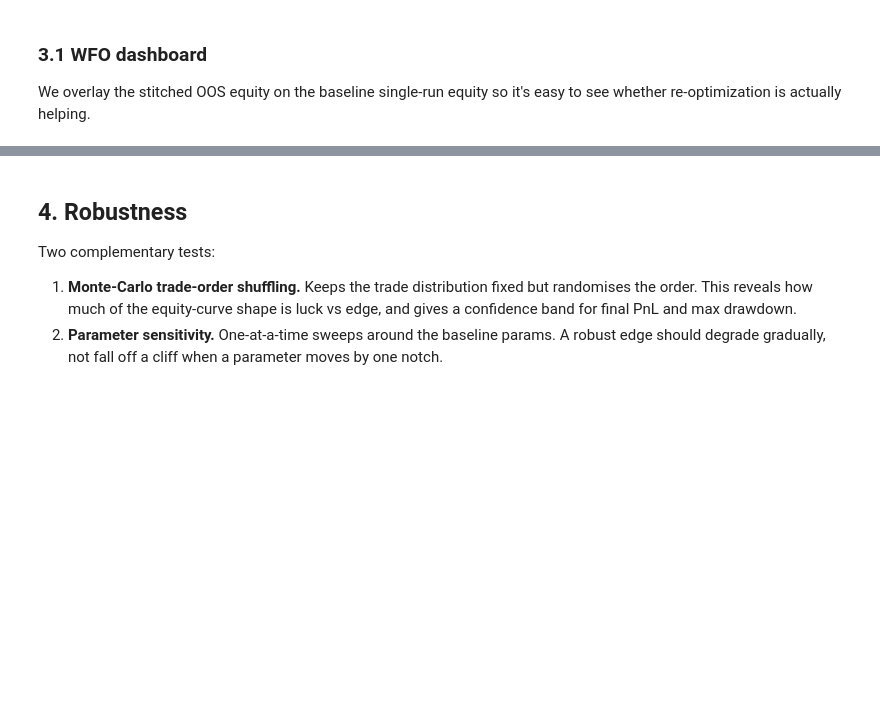
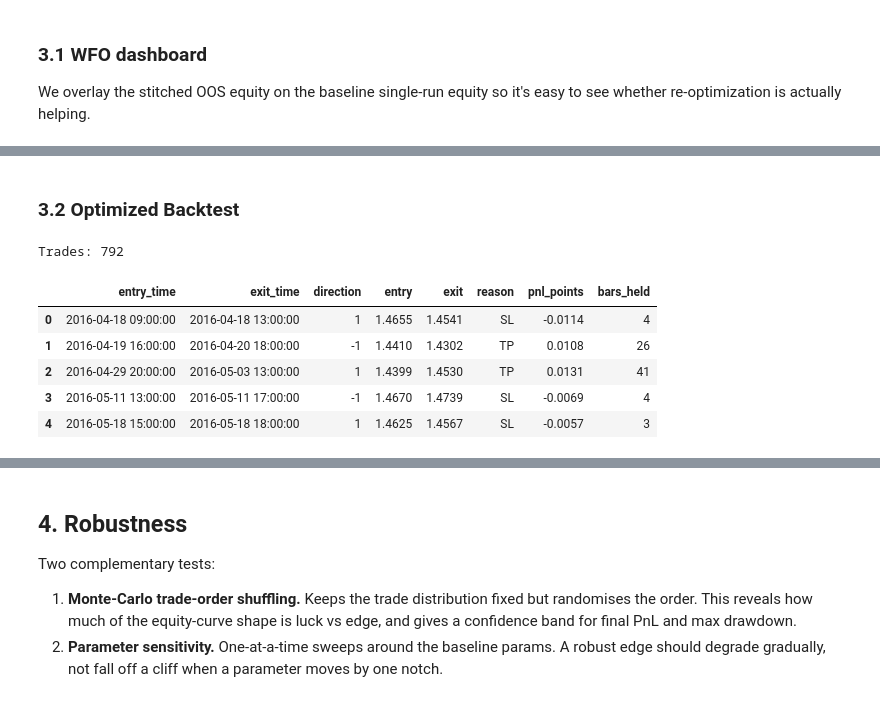
Before and after one commit to DougOscar/DataScienceAndTrading, a Jupyter notebook: technical_analysis/01_baseline_sma_crossover.ipynb, the cells around one changed output, grey strips where cells are left out. Cells and saved outputs as stored; diff of their text form; code cells hidden in the pictures; blank space fills up the shorter version.

```diff
--- a/technical_analysis/01_baseline_sma_crossover.ipynb
+++ b/technical_analysis/01_baseline_sma_crossover.ipynb
@@ -189,0 +281,24 @@ else:
+# %% [markdown]
+### 3.2 Optimized Backtest
+# %%
+baseline_params = StrategyParams(
+    fast=30,
+    slow=100,
+    atr_period=14,
+    sl_atr_mult=3.0,
+    tp_atr_mult=4.0,
+)
+strategy = SMACrossoverStrategy(baseline_params)
+backtester = Backtester(strategy, slippage_points=0.0)
+result = backtester.run(df)
+
+print(f"Trades: {len(result.trades):,}")
+result.trades.head()
+# %% [output]
+Trades: 792
+|  | entry_time | exit_time | direction | entry | exit | reason | pnl_points | bars_held |
+| 0 | 2016-04-18 09:00:00 | 2016-04-18 13:00:00 | 1 | 1.4655 | 1.4541 | SL | -0.0114 | 4 |
+| 1 | 2016-04-19 16:00:00 | 2016-04-20 18:00:00 | -1 | 1.4410 | 1.4302 | TP | 0.0108 | 26 |
+| 2 | 2016-04-29 20:00:00 | 2016-05-03 13:00:00 | 1 | 1.4399 | 1.4530 | TP | 0.0131 | 41 |
+| 3 | 2016-05-11 13:00:00 | 2016-05-11 17:00:00 | -1 | 1.4670 | 1.4739 | SL | -0.0069 | 4 |
+| 4 | 2016-05-18 15:00:00 | 2016-05-18 18:00:00 | 1 | 1.4625 | 1.4567 | SL | -0.0057 | 3 |
```
Also changed, not shown: parts of 13 cells of this notebook, 1 other file.
